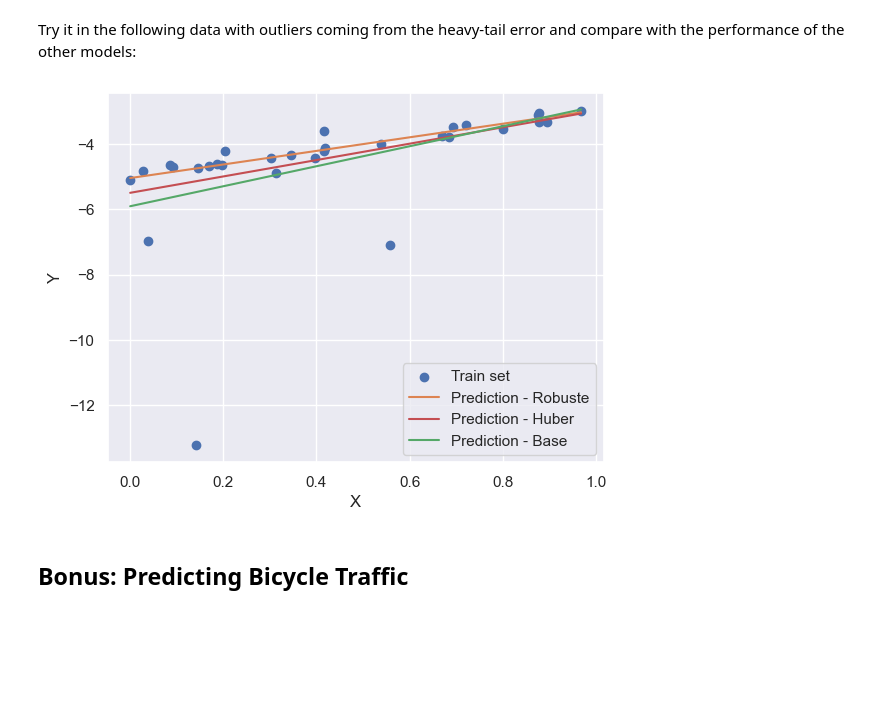
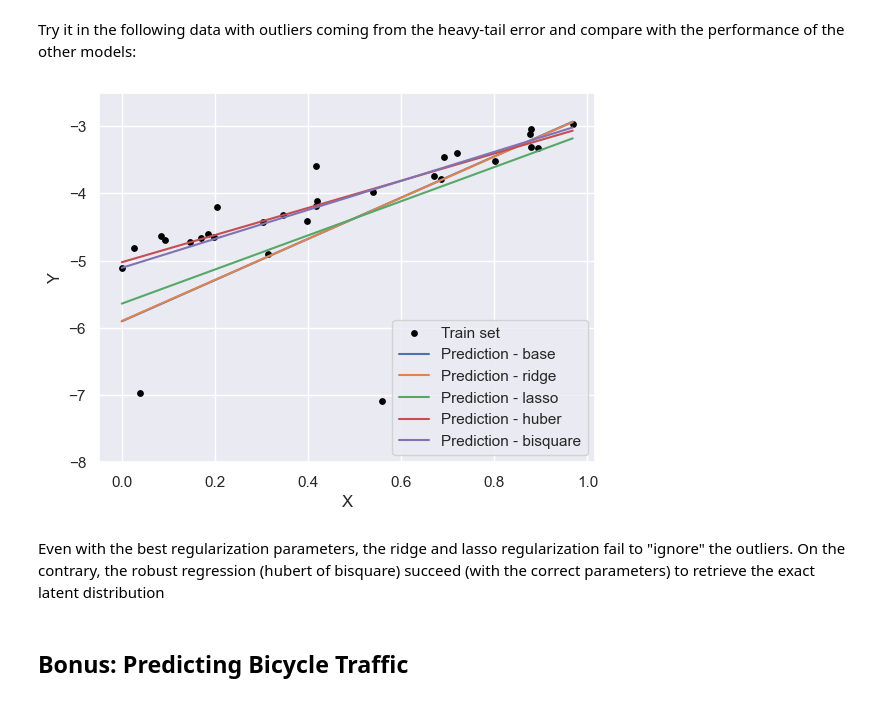
Before and after one commit to amigourou/machine-learning-course, a Jupyter notebook: ML-advanced/TD1/lab1.ipynb, the cells around one changed output. Cells and saved outputs as stored; diff of their text form; code cells hidden in the pictures; blank space fills up the shorter version.

```diff
--- a/ML-advanced/TD1/lab1.ipynb
+++ b/ML-advanced/TD1/lab1.ipynb
@@ -293,7 +329,7 @@ First, fill in the following class:
 class LassoRegularization():
     # Class for lasso regression with soft thresholding:
 
-    def __init__(self, alpha, learning_rate=0.01, iterations=1000):
+    def __init__(self, alpha, learning_rate=0.01, iterations=10000):
         self.coef_ = None
         self.alpha = alpha
         self.learning_rate_ = learning_rate
@@ -359,0 +403,11 @@ plt.scatter(list(range(len(model_ridge.coef_))), model_ridge.coef_)
+# %%
+for model, name in zip(
+    [model_base_over, model_lasso_big_reg, model_lasso, model_lasso_small_reg],
+    ["alpha=0 (no ridge)", f"alpha={model_lasso_big_reg.alpha} (too small)", f"alpha={model_lasso.alpha} (correct)", f"alpha={model_lasso_small_reg.alpha} (too big)"],
+):
+    coefs = model.coef_
+    plt.scatter(list(range(len(coefs))), np.log10(np.abs(coefs)), label=name)
+plt.legend()
+plt.xlabel("Coefficients indices")
+plt.ylabel("Absolute coefficient value (log scale)")
+plt.show()
@@ -370,7 +426,7 @@ Fill in the following class:
 class RobustRegression():
     # Class for robust linear regression:
 
-    def __init__(self, potential, k, iterations=1000):
+    def __init__(self, potential, k, iterations=10000):
         self.coef_ = None
         self.potencial_ = potential
         self.k_ = k
@@ -450,30 +506,34 @@ Try it in the following data with outliers coming from the heavy-tail error and
 # %%
 np.random.seed(300)
 N = 30
 rng = np.random.RandomState(1)
 x =  rng.rand(N)
 y = 2 * x - 5 + 0.1* np.random.standard_cauchy(N)
 
 X = x[:, None]
 
-model_base = MultivariateLinearRegression()
-model_base.fit(X, y)
-model_bisquare = RobustRegression("bisquare", 3)
+model_base_2 = MultivariateLinearRegression()
+model_base_2.fit(X, y)
+
+model_ridge_2 = RidgeRegularization(1e-2)
+model_ridge_2.fit(X, y)
+
+model_lasso_2 = LassoRegularization(1e-2)
+model_lasso_2.fit(X, y)
+
+model_bisquare = RobustRegression("bisquare", 4)
 model_bisquare.fit(X, y)
-model_huber = RobustRegression("huber", 3)
+
+model_huber = RobustRegression("huber", 1e-1)
 model_huber.fit(X, y)
 
-x_arr = np.linspace(min(x), max(x), 1000)
-plt.scatter(x,y, label="Train set")
-plt.plot(x_arr, model_bisquare.predict(x_arr[:, None]), label="Prediction - Robuste", c=f"C1")
-plt.plot(x_arr, model_huber.predict(x_arr[:, None]), label="Prediction - Huber", c=f"C3")
-plt.plot(x_arr, model_base.predict(x_arr[:, None]), label="Prediction - Base", c=f"C2")
-plt.xlabel("X")
-plt.ylabel("Y")
-plt.legend()
+plot_results(x, [model_base_2, model_ridge_2, model_lasso_2, model_huber, model_bisquare], ["base", "ridge", "lasso", "huber", "bisquare"])
+plt.ylim([-8, -2.5])
 plt.show()
 # %% [output]
-[figure, old version]
+[figure, new version]
+# %% [markdown]
+Even with the best regularization parameters, the ridge and lasso regularization fail to "ignore" the outliers. On the contrary, the robust regression (hubert of bisquare) succeed (with the correct parameters) to retrieve the exact latent distribution
 # %% [markdown]
 ## Bonus: Predicting Bicycle Traffic
 # %% [markdown]
```
Also changed, not shown: parts of 22 cells of this notebook.
